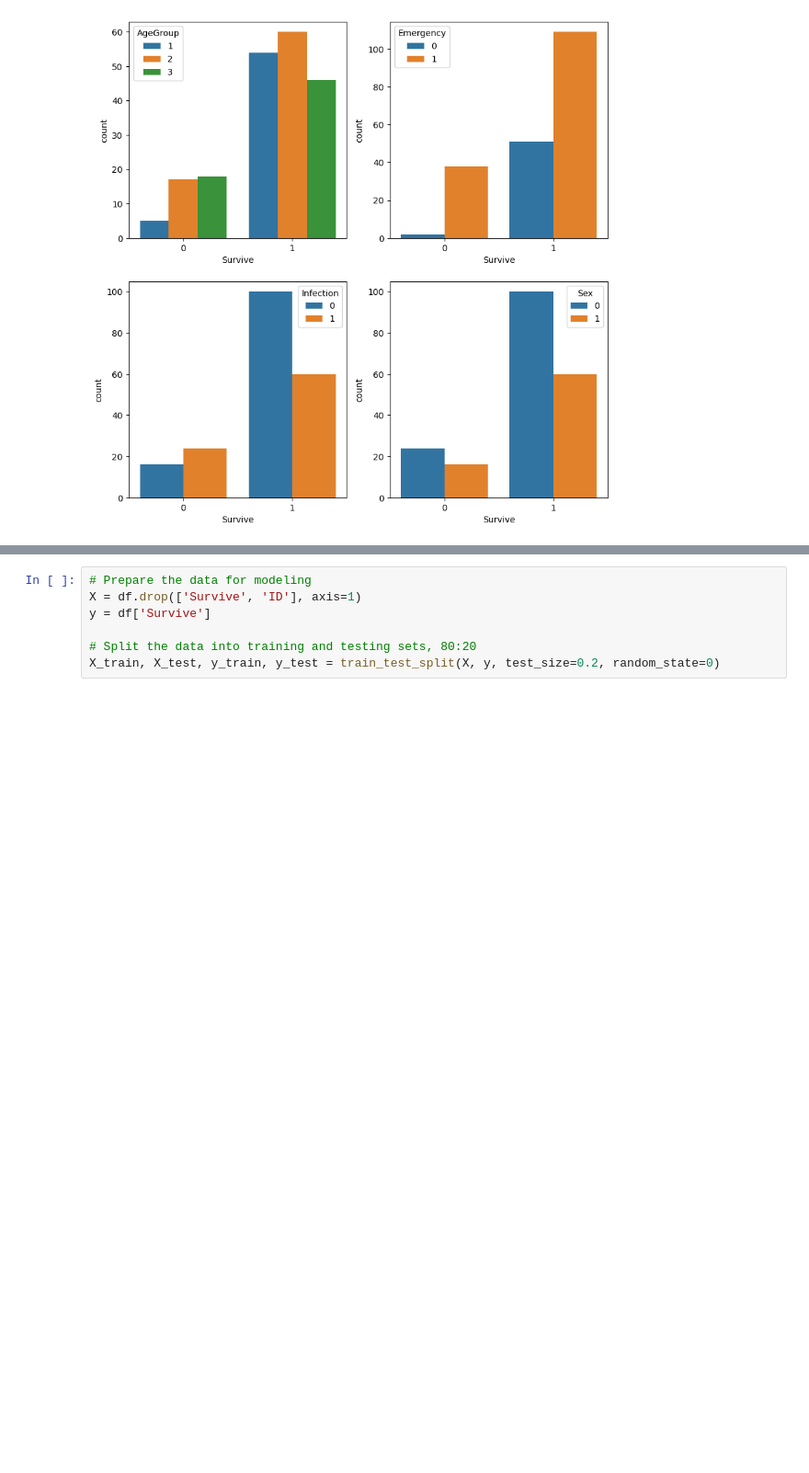
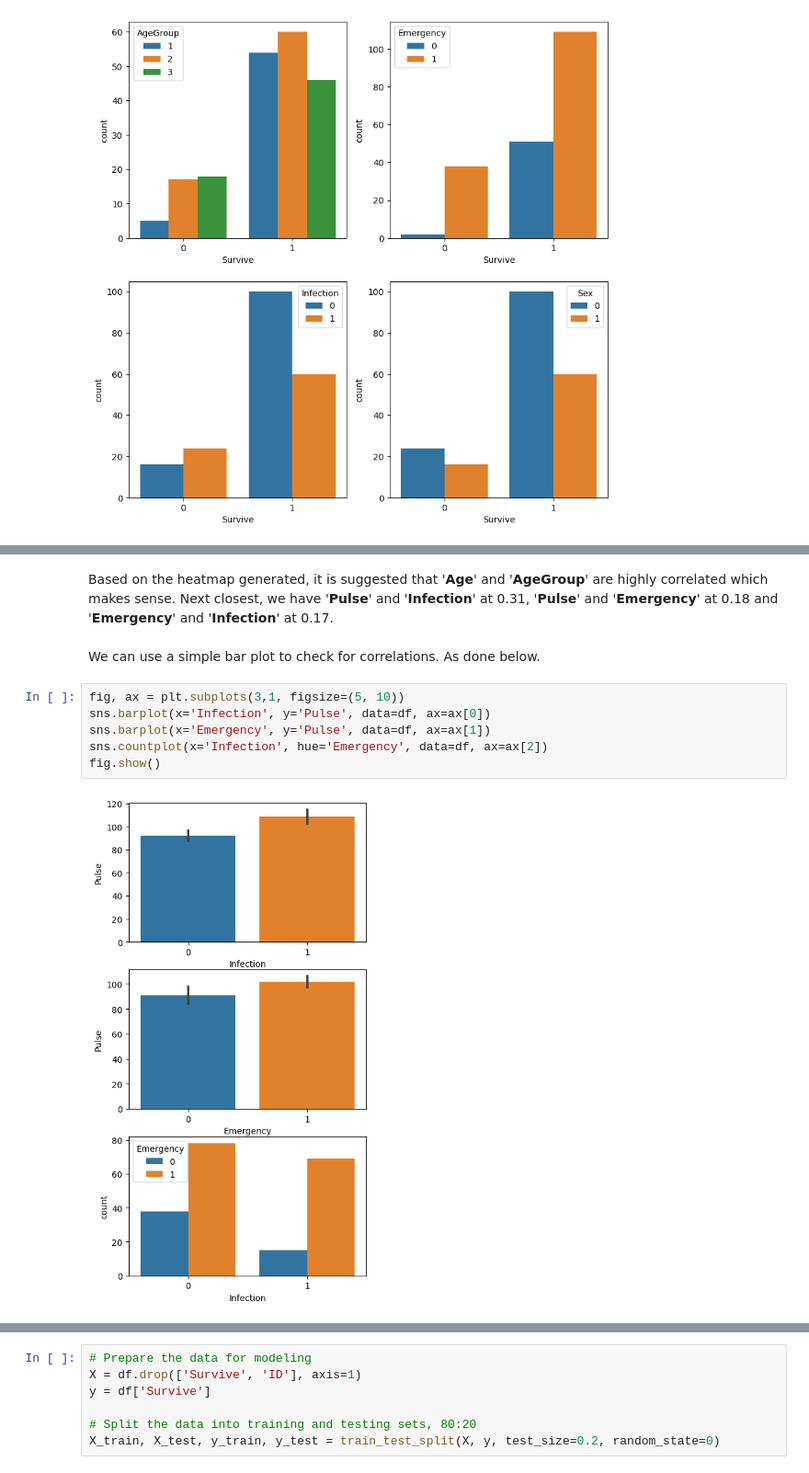
Before and after one commit to keychain8/SGH_assignment, a Jupyter notebook: main.ipynb, the cells around one changed output, grey strips where cells are left out. Shown at 92% size. Drawn from its saved outputs; the diff is of its cells as text; blank space fills up the shorter version.

```diff
--- a/main.ipynb
+++ b/main.ipynb
@@ -130,0 +222,12 @@ Text(0.5, 1.0, 'df.corr()')
+# %% [markdown]
+Based on the heatmap generated, it is suggested that '**Age**' and '**AgeGroup**' are highly correlated which makes sense.
+Next closest, we have '**Pulse**' and '**Infection**' at 0.31, '**Pulse**' and '**Emergency**' at 0.18 and '**Emergency**' and '**Infection**' at 0.17.<br><br>
+We can use a simple bar plot to check for correlations. As done below.
+# %%
+fig, ax = plt.subplots(3,1, figsize=(5, 10))
+sns.barplot(x='Infection', y='Pulse', data=df, ax=ax[0])
+sns.barplot(x='Emergency', y='Pulse', data=df, ax=ax[1])
+sns.countplot(x='Infection', hue='Emergency', data=df, ax=ax[2])
+fig.show()
+# %% [output]
+[figure, added]
```
Also changed, not shown: parts of 21 cells of this notebook.
